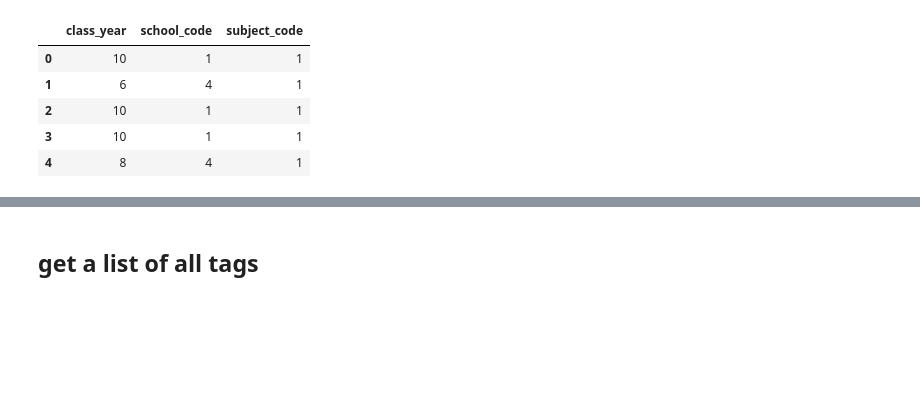
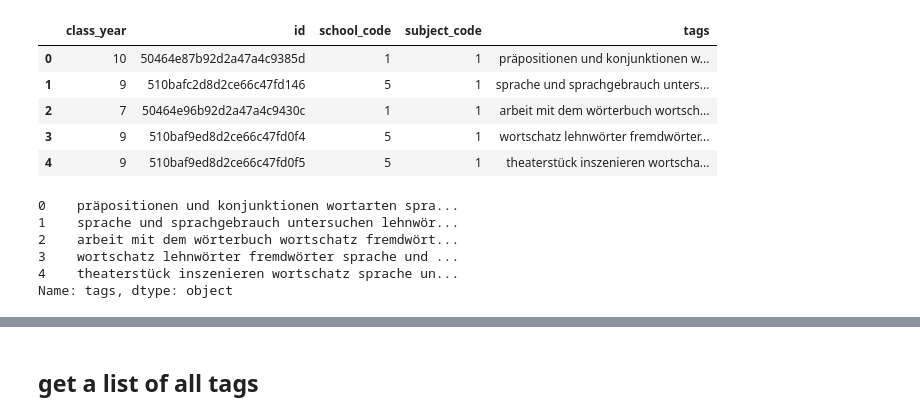
Before and after one commit to maxkimambo/recommender, a Jupyter notebook: Recommender-Copy1.ipynb, the cells around one changed output, grey strips where cells are left out. Cells and saved outputs as stored; diff of their text form; code cells hidden in the pictures; blank space fills up the shorter version.

```diff
--- a/Recommender-Copy1.ipynb
+++ b/Recommender-Copy1.ipynb
@@ -96,9 +96,9 @@ documents_df.shape
 # %%
-documents_df.head()
+df.head()
 # %% [output]
-|  | class_year | school_code | subject_code |
-| 0 | 10 | 1 | 1 |
-| 1 | 6 | 4 | 1 |
-| 2 | 10 | 1 | 1 |
-| 3 | 10 | 1 | 1 |
-| 4 | 8 | 4 | 1 |
+|  | class_year | id | school_code | subject_code | tags |
+| 0 | 10 | 50464e87b92d2a47a4c9385d | 1 | 1 | präpositionen und konjunktionen w... |
+| 1 | 9 | 510bafc2d8d2ce66c47fd146 | 5 | 1 | sprache und sprachgebrauch unters... |
+| 2 | 7 | 50464e96b92d2a47a4c9430c | 1 | 1 | arbeit mit dem wörterbuch wortsch... |
+| 3 | 9 | 510baf9ed8d2ce66c47fd0f4 | 5 | 1 | wortschatz lehnwörter fremdwörter... |
+| 4 | 9 | 510baf9ed8d2ce66c47fd0f5 | 5 | 1 | theaterstück inszenieren wortscha... |
@@ -104,0 +107,9 @@ documents_df.head()
+# %%
+tags.head()
+# %% [output]
+0    präpositionen und konjunktionen wortarten spra...
+1    sprache und sprachgebrauch untersuchen lehnwör...
+2    arbeit mit dem wörterbuch wortschatz fremdwört...
+3    wortschatz lehnwörter fremdwörter sprache und ...
+4    theaterstück inszenieren wortschatz sprache un...
+Name: tags, dtype: object
```
Also changed, not shown: parts of 51 cells of this notebook, 2 other files.
